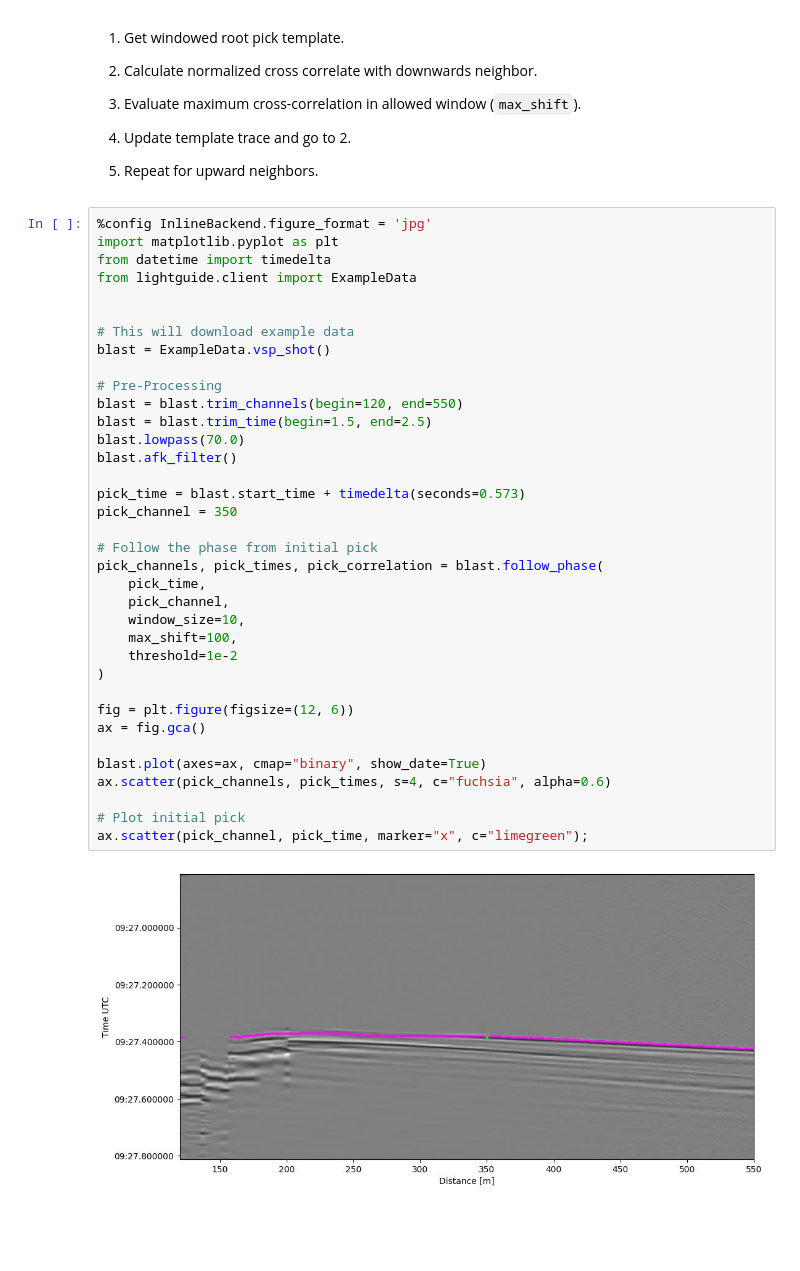
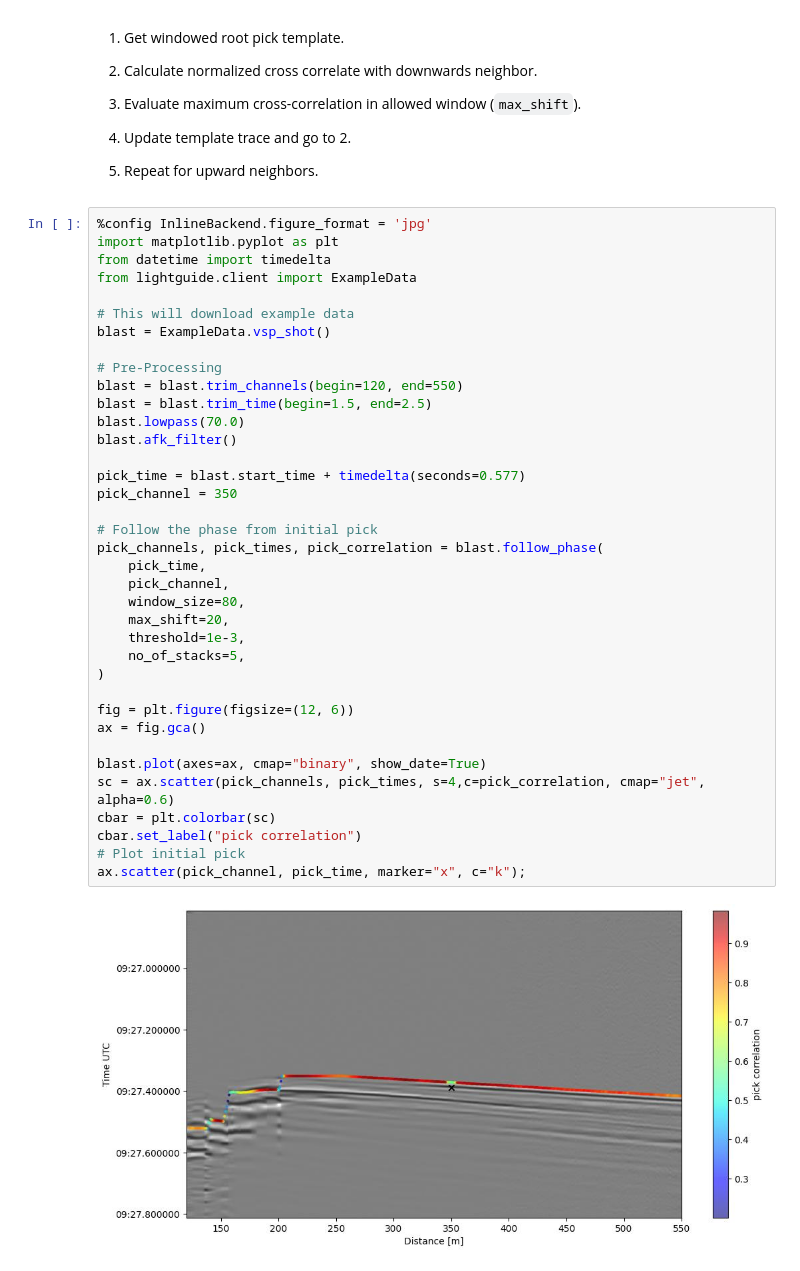
Before and after one commit to pyrocko/lightguide, a Jupyter notebook: examples/3-event-analysis.ipynb, the cells around one changed output. Drawn from its saved outputs; the diff is of its cells as text; blank space fills up the shorter version.

```diff
--- a/examples/3-event-analysis.ipynb
+++ b/examples/3-event-analysis.ipynb
@@ -18,38 +18,39 @@ We can laverage the spatial coherency of a DAS data set and follow the onset of
 # %%
 %config InlineBackend.figure_format = 'jpg'
 import matplotlib.pyplot as plt
 from datetime import timedelta
 from lightguide.client import ExampleData
-
 
 # This will download example data
 blast = ExampleData.vsp_shot()
 
 # Pre-Processing
 blast = blast.trim_channels(begin=120, end=550)
 blast = blast.trim_time(begin=1.5, end=2.5)
 blast.lowpass(70.0)
 blast.afk_filter()
 
-pick_time = blast.start_time + timedelta(seconds=0.573)
+pick_time = blast.start_time + timedelta(seconds=0.577)
 pick_channel = 350
 
 # Follow the phase from initial pick
 pick_channels, pick_times, pick_correlation = blast.follow_phase(
     pick_time,
     pick_channel,
-    window_size=10,
-    max_shift=100,
-    threshold=1e-2
+    window_size=80,
+    max_shift=20,
+    threshold=1e-3,
+    no_of_stacks=5,
 )
 
 fig = plt.figure(figsize=(12, 6))
 ax = fig.gca()
 
 blast.plot(axes=ax, cmap="binary", show_date=True)
-ax.scatter(pick_channels, pick_times, s=4, c="fuchsia", alpha=0.6)
-
+sc = ax.scatter(pick_channels, pick_times, s=4,c=pick_correlation, cmap="jet", alpha=0.6)
+cbar = plt.colorbar(sc)
+cbar.set_label("pick correlation")
 # Plot initial pick
-ax.scatter(pick_channel, pick_time, marker="x", c="limegreen");
+ax.scatter(pick_channel, pick_time, marker="x", c="k");
 # %% [output]
-[figure, old version]
+[figure, new version]
```
Also changed, not shown: parts of 2 cells of this notebook.
